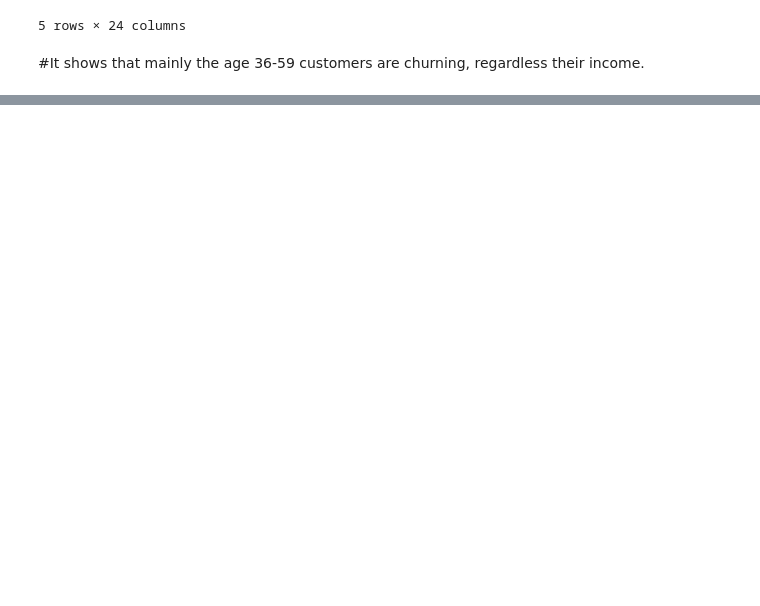
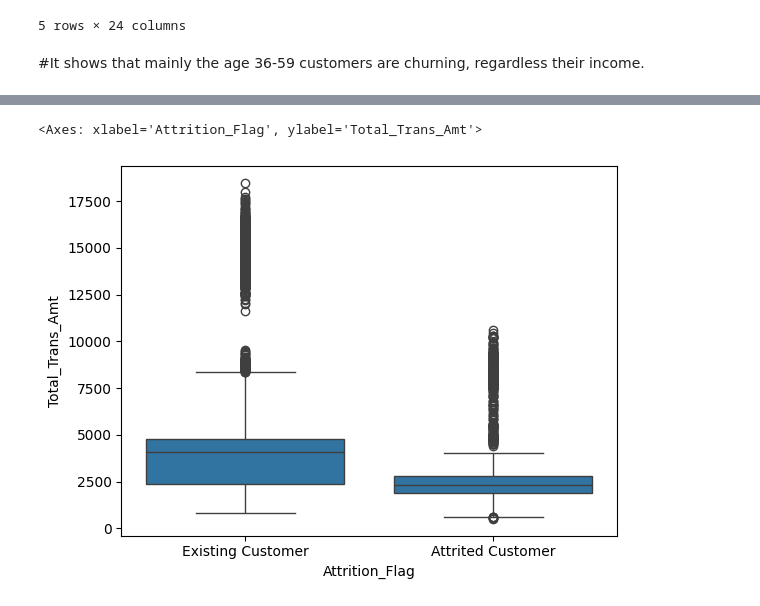
Before and after one commit to zoli-LND/Heckaton_May16, a Jupyter notebook: Heckathon1.ipynb, the cells around one changed output, grey strips where cells are left out. Saved outputs shown, nothing was run; the diff lists cells and outputs as text; code cells hidden in the pictures; blank space fills up the shorter version.

```diff
--- a/Heckathon1.ipynb
+++ b/Heckathon1.ipynb
@@ -351,0 +392,5 @@ fig.show()
+# %%
+sns.boxplot(x="Attrition_Flag", y="Total_Trans_Amt", data=df)
+# %% [output]
+<Axes: xlabel='Attrition_Flag', ylabel='Total_Trans_Amt'>
+[figure, added]
```
Also changed, not shown: parts of 11 cells of this notebook.
